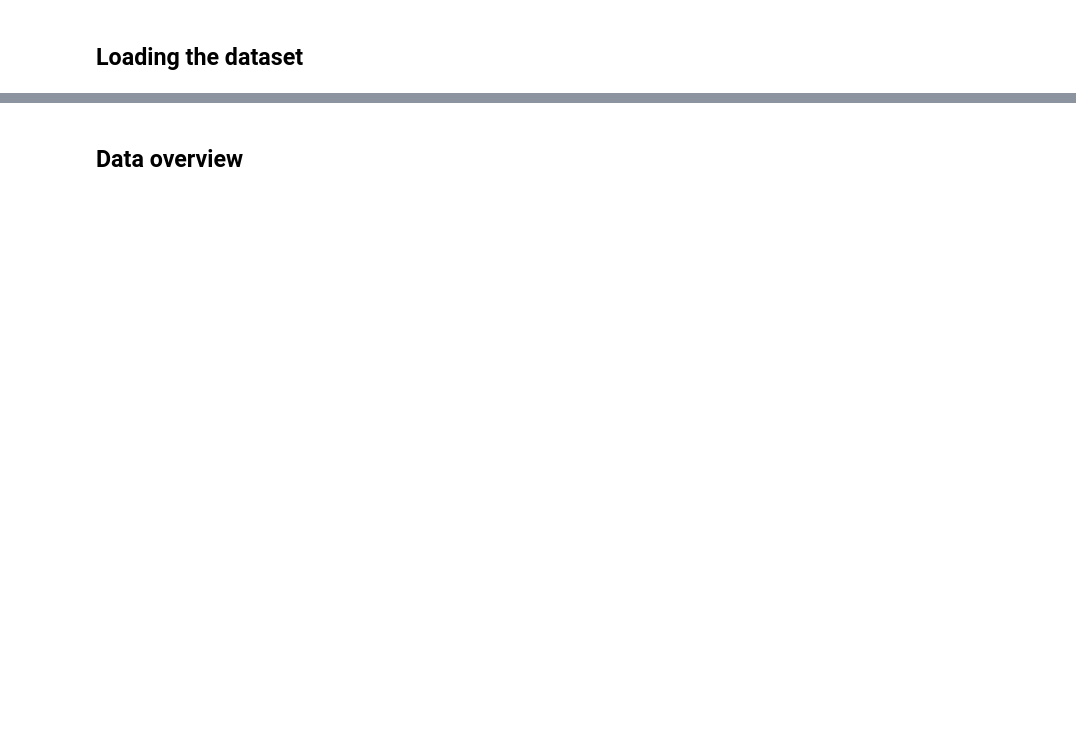
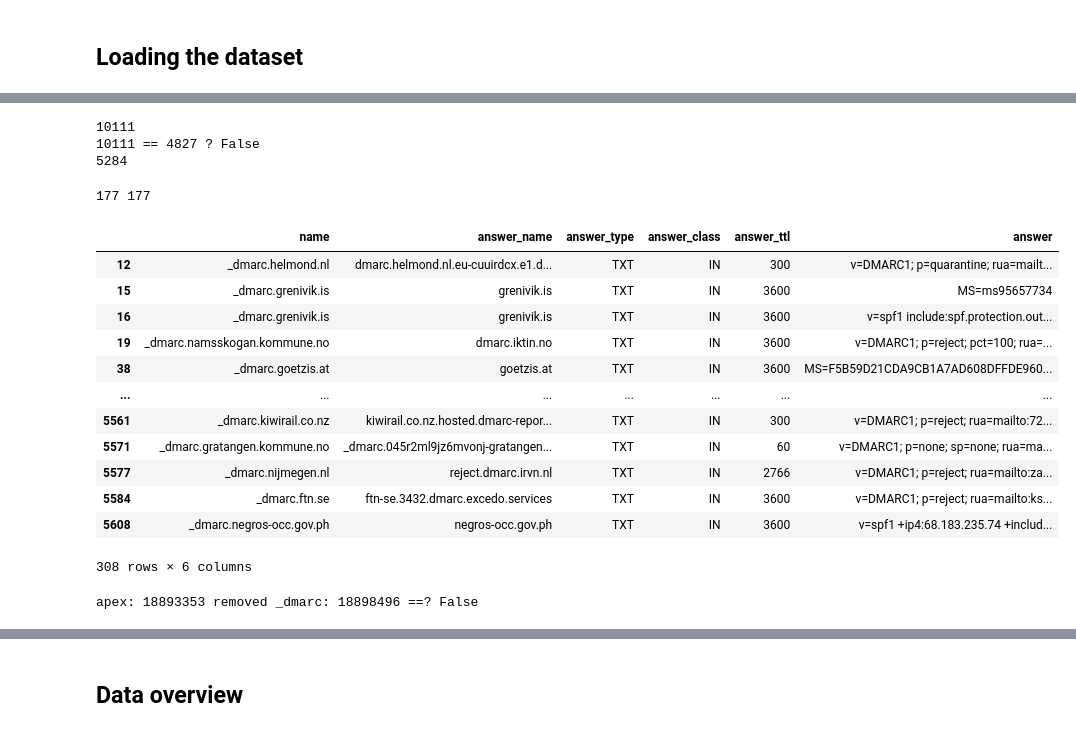
Before and after one commit to internettransparency/dmarc-cctld-research, a Jupyter notebook: notebooks/cluster-data-processing.ipynb, the cells around one changed output, grey strips where cells are left out. Drawn from its saved outputs; the diff is of its cells as text; code cells hidden in the pictures; blank space fills up the shorter version.

```diff
--- a/notebooks/cluster-data-processing.ipynb
+++ b/notebooks/cluster-data-processing.ipynb
@@ -760,0 +812,59 @@ root
+# %%
+# the gov_domains_df count should be equal to the tranco_df inner joined with it (so, all domains are measured)
+gov_domains_df = spark.createDataFrame(data=[(x,) for x in gov_apex_domains], schema=["apex_domain"])
+gov_domains_cnt = gov_domains_df.count()
+print(gov_domains_cnt)
+
+joined_df = gov_domains_df.join(
+    get_dmarc_df(ct_logs_df),
+    on=["apex_domain"],
+    how="inner"
+)
+joined_cnt = joined_df.count()
+
+print(
+    gov_domains_cnt, "==", joined_cnt, "?", gov_domains_cnt==joined_cnt
+)
+
+diff_df = gov_domains_df.join(get_dmarc_df(ct_logs_df), on="apex_domain", how="left_anti")
+diff_cnt = diff_df.count()
+print(diff_cnt)
+
+# new measurements are needed if numbers differ (you see a "False" statement)
+# %% [output]
+10111
+10111 == 4827 ? False
+5284
+# %%
+# I should have the same number from the first print (same number of cname answers and joined results)
+# and the joined results should have their cname resolution
+gov_pdf = pd.read_csv("zdns/gov_domains/gov_dns_txt_answers.csv")
+gov_cname_list = set(gov_pdf[gov_pdf["answer_type"] == "CNAME"]["answer"].apply(lambda x: x.strip(".")).to_list())
+
+joined_pdf = gov_pdf[gov_pdf["answer_name"].isin(gov_cname_list)]
+print(len(gov_cname_list), len(set(joined_pdf["answer_name"].to_list())))
+display(joined_pdf)
+# %% [output]
+177 177
+|  | name | answer_name | answer_type | answer_class | answer_ttl | answer |
+| 12 | _dmarc.helmond.nl | dmarc.helmond.nl.eu-cuuirdcx.e1.d... | TXT | IN | 300 | v=DMARC1; p=quarantine; rua=mailt... |
+| 15 | _dmarc.grenivik.is | grenivik.is | TXT | IN | 3600 | MS=ms95657734 |
+| 16 | _dmarc.grenivik.is | grenivik.is | TXT | IN | 3600 | v=spf1 include:spf.protection.out... |
+| 19 | _dmarc.namsskogan.kommune.no | dmarc.iktin.no | TXT | IN | 3600 | v=DMARC1; p=reject; pct=100; rua=... |
+| 38 | _dmarc.goetzis.at | goetzis.at | TXT | IN | 3600 | MS=F5B59D21CDA9CB1A7AD608DFFDE960... |
+| ... | ... | ... | ... | ... | ... | ... |
+| 5561 | _dmarc.kiwirail.co.nz | kiwirail.co.nz.hosted.dmarc-repor... | TXT | IN | 300 | v=DMARC1; p=reject; rua=mailto:72... |
+| 5571 | _dmarc.gratangen.kommune.no | _dmarc.045r2ml9jz6mvonj-gratangen... | TXT | IN | 60 | v=DMARC1; p=none; sp=none; rua=ma... |
+| 5577 | _dmarc.nijmegen.nl | reject.dmarc.irvn.nl | TXT | IN | 2766 | v=DMARC1; p=reject; rua=mailto:za... |
+| 5584 | _dmarc.ftn.se | ftn-se.3432.dmarc.excedo.services | TXT | IN | 3600 | v=DMARC1; p=reject; rua=mailto:ks... |
+| 5608 | _dmarc.negros-occ.gov.ph | negros-occ.gov.ph | TXT | IN | 3600 | v=spf1 +ip4:68.183.235.74 +includ... |
+308 rows × 6 columns
+# %%
+# if numbers are not equal, then there are further subdomains; be careful with using apex domains then!
+with_apex_cnt = ct_logs_df.select("query_name").withColumn("apex_domain", extract_apex_domain(psf.col("query_name"))).select("apex_domain").distinct().count()
+
+removed_dmarc_cnt = ct_logs_df.withColumn("removed_dmarc", psf.regexp_replace("query_name", r"^_dmarc.", "")).select("removed_dmarc").distinct().count()
+
+print("apex:", with_apex_cnt, "removed _dmarc:", removed_dmarc_cnt, "==?", with_apex_cnt == removed_dmarc_cnt)
+# %% [output]
+apex: 18893353 removed _dmarc: 18898496 ==? False
```
Also changed, not shown: parts of 98 cells of this notebook, 8 other files.
